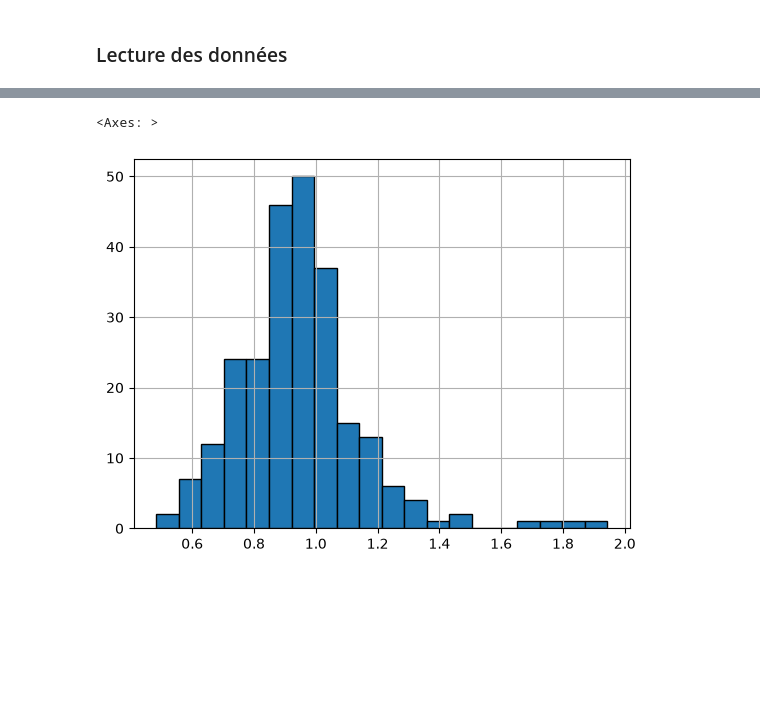
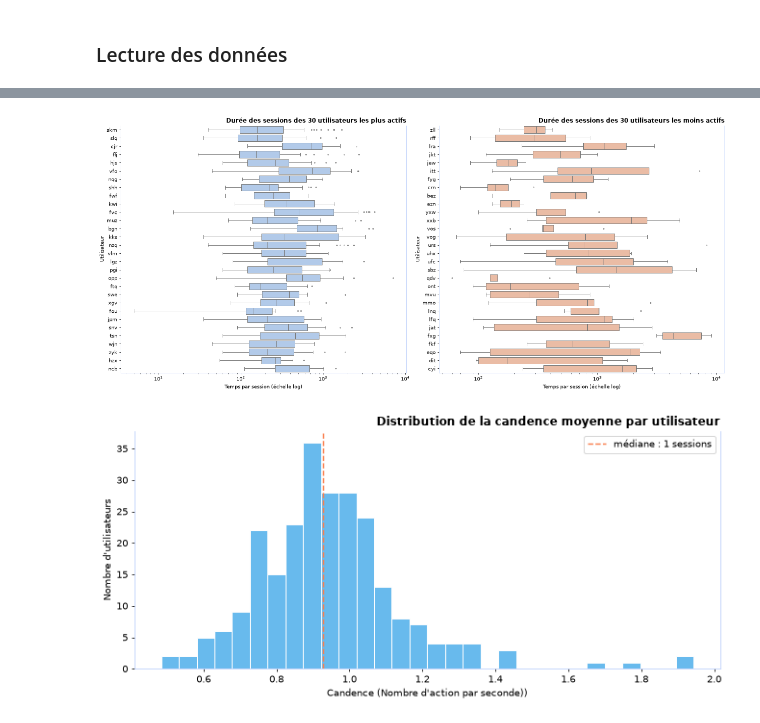
Before and after one commit to valponce/BE_DataSciences, a Jupyter notebook: prepare_data.ipynb, the cells around one changed output, grey strips where cells are left out. Saved outputs shown, nothing was run; the diff lists cells and outputs as text; code cells hidden in the pictures; blank space fills up the shorter version.

```diff
--- a/prepare_data.ipynb
+++ b/prepare_data.ipynb
@@ -27,6 +27,24 @@ src_path = "/home/valen/BE_DataSciences/src"
 if src_path not in sys.path:
     sys.path.append(src_path)
 
+from collections import Counter
+
+import numpy as np
+
+from sklearn.feature_extraction.text import TfidfVectorizer, CountVectorizer
+from sklearn.preprocessing import normalize
+
+BLEU, ORANGE, GRIS = "#68baed", "#fa7e4d", "#a8a692"
+COULEURS = ["#388cf2", "#f25313", "#1fc428", "#fabc2a", "#fc79bf", "#2cc72c", "#8271e3", "#eb6160"]
+
+plt.rcParams.update({
+    "figure.figsize": (9.5, 4.5), "figure.dpi": 70,
+    "axes.spines.top": False, "axes.spines.right": True,
+    "axes.titleweight": "bold", "axes.titlesize": 12,
+    "axes.titlelocation": "right",
+    "axes.edgecolor": "#bccffb", "grid.color": "#c6dbdd",
+})
+
 import analyse_donnees as AN
 # %% [markdown]
 ### Lecture des données
@@ -79,8 +150,12 @@ Opera                 23      0.70                             1
 # %%
+# Récuperer la liste des actions différentes
 uniques = features_train.iloc[:,2:].stack().unique()
 filtered_uniques = list(set([AN.filter_action(un) for un in uniques if isinstance(un, str) and not un.startswith("t")]))
 len(filtered_uniques)
 
-updated_df = AN.actions_analysis(features_train,updated_df,filtered_uniques)
-updated_df.head()
+updated_df = AN.actions_analysis(features_train,filtered_uniques)
+
+fiches = AN.fun(features_train,[r'\$(.*?)\$',r'\((.*?)\)',r'\<(.*?)\>'])
+print(fiches)
+print(len(fiches))
 # %% [output]
@@ -136,7 +205,49 @@ Text(0, 0.5, 'Fréquence')
+# %%
+fig, axes = plt.subplots(nrows=1, ncols=2, figsize=(18, 8))
+
+# --- Premier graphique (sur le premier axe: axes[0]) ---
+sns.boxplot(
+    data=features_train[features_train["util"].isin(top30.index)],
+    y="util", x="max_t", order=top30.index,
+    color="#a9c9f2", fliersize=2, linewidth=1,
+    ax=axes[0]
+)
+
+axes[0].set_xscale("log")
+axes[0].set_title("Durée des sessions des 30 utilisateurs les plus actifs")
+axes[0].set_xlabel("Temps par session (échelle log)")
+axes[0].set_ylabel("Utilisateur")
+
+sns.boxplot(
+    data=features_train[features_train["util"].isin(bas30.index)],
+    y="util", x="max_t", order=bas30.index[::-1],
+    color="#f5b899", fliersize=2, linewidth=1,
+    ax=axes[1]
+)
+
+axes[1].set_xscale("log")
+axes[1].set_title("Durée des sessions des 30 utilisateurs les moins actifs")
+axes[1].set_xlabel("Temps par session (échelle log)")
+axes[1].set_ylabel("Utilisateur")
+
+plt.tight_layout()
+plt.show()
+# %% [output]
+[figure, added]
+# %%
+# Retire les outliers
+features_clean = features_train.groupby("util", group_keys=True).apply(AN.remove_outliers_per_user)
+features_clean = features_clean.reset_index(level='util', drop=False)
 # %%
-df = AN.rapidite_util(features_train,updated_df)
-df["rapidite"].hist(bins=20, edgecolor="black")
+df = AN.rapidite_util(features_clean,updated_df)
+
+AN.plot_distribution(
+    effectifs = df["rapidite"],
+    title = "Distribution de la candence moyenne par utilisateur",
+    xlabel = "Candence (Nombre d'action par seconde))",
+    ylabel = "Nombre d'utilisateurs",
+)
+# regarder + précisement 30 premières secondes
 # %% [output]
-<Axes: >
-[figure, old version]
+[figure, new version]
 # %%
```
Also changed, not shown: parts of 30 cells of this notebook, 1 other file.
